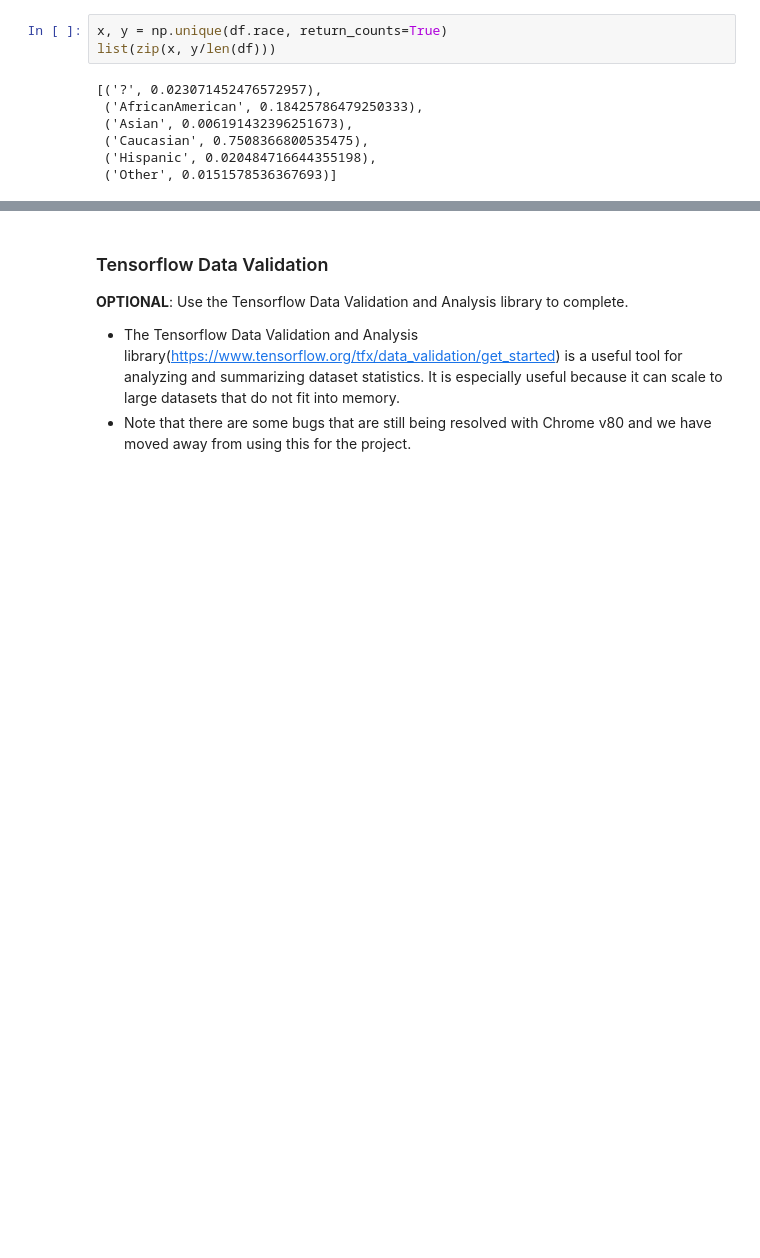
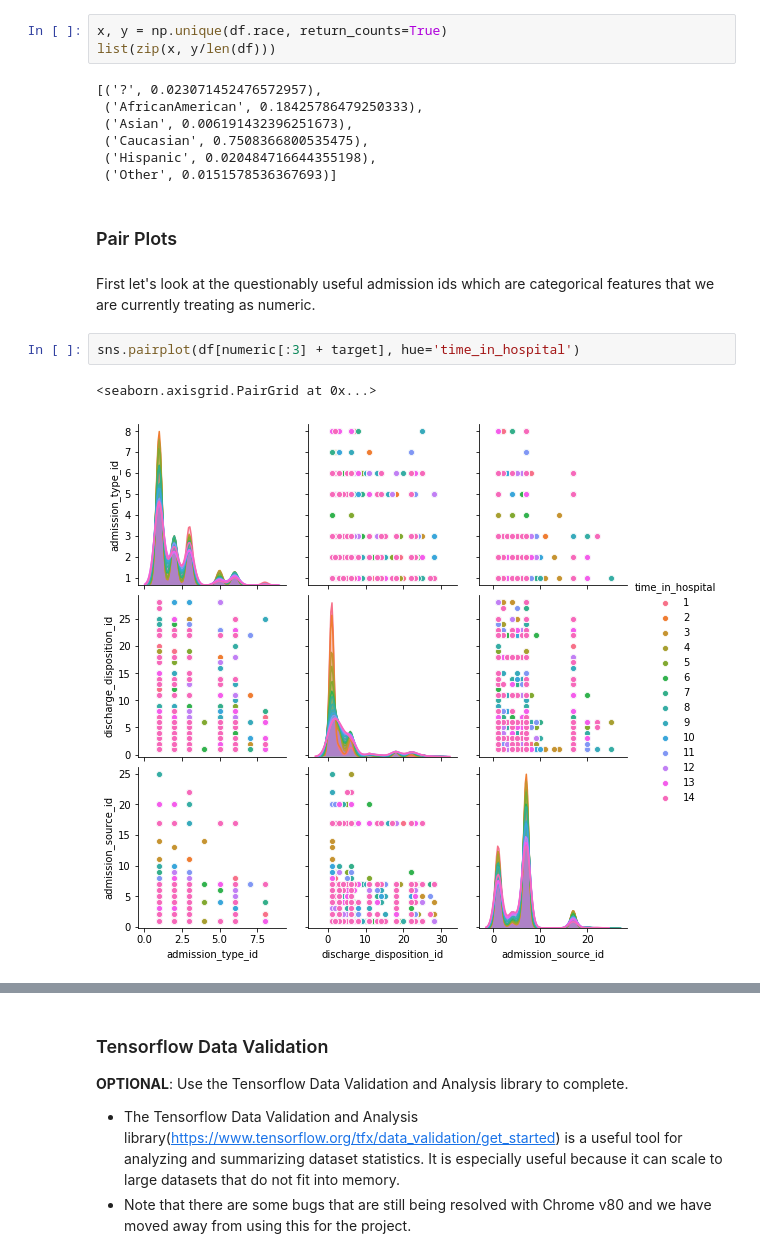
Before and after one commit to odysseus/ehr_project, a Jupyter notebook: project/starter_code/Project_EDA.ipynb, the cells around one changed output, grey strips where cells are left out. Drawn from its saved outputs; the diff is of its cells as text; blank space fills up the shorter version.

```diff
--- a/project/starter_code/Project_EDA.ipynb
+++ b/project/starter_code/Project_EDA.ipynb
@@ -263,3 +267,12 @@ list(zip(x, y/len(df)))
  ('Caucasian', 0.7508366800535475),
  ('Hispanic', 0.020484716644355198),
  ('Other', 0.0151578536367693)]
+# %% [markdown]
+### Pair Plots
+# %% [markdown]
+First let's look at the questionably useful admission ids which are categorical features that we are currently treating as numeric.
+# %%
+sns.pairplot(df[numeric[:3] + target], hue='time_in_hospital')
+# %% [output]
+<seaborn.axisgrid.PairGrid at 0x...>
+[figure, added]
```
Also changed, not shown: parts of 6 cells of this notebook, 12 other files.
